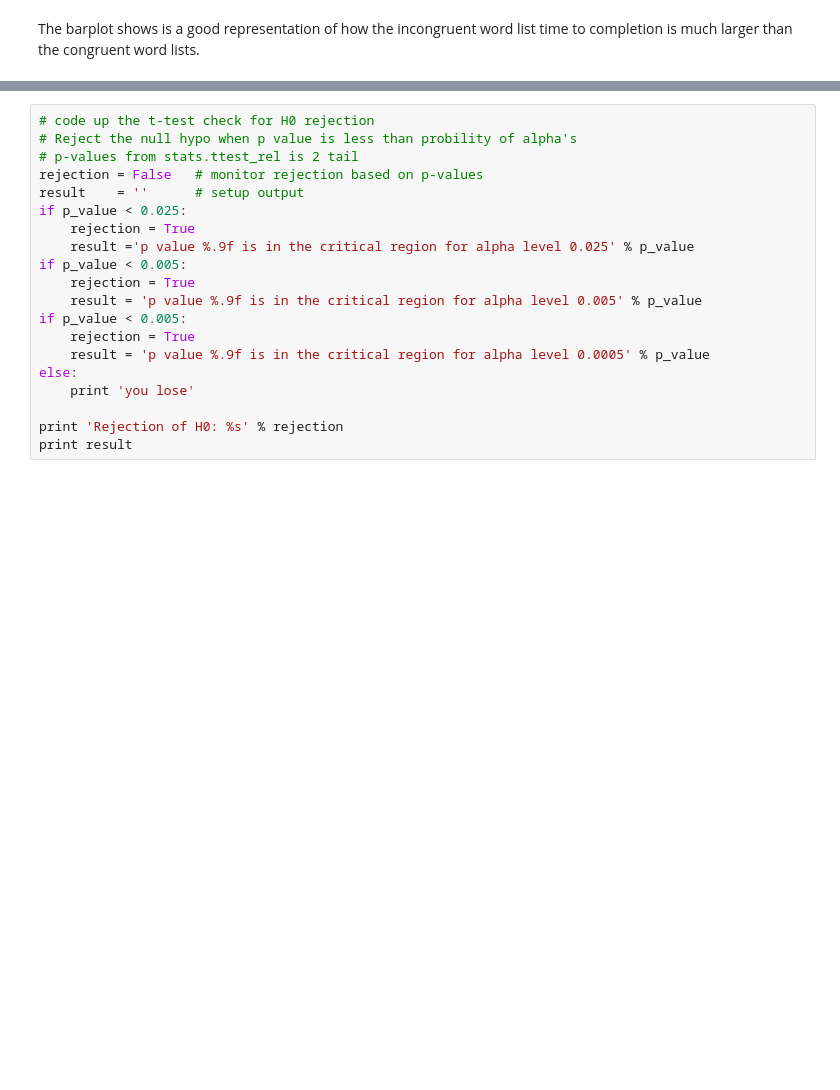
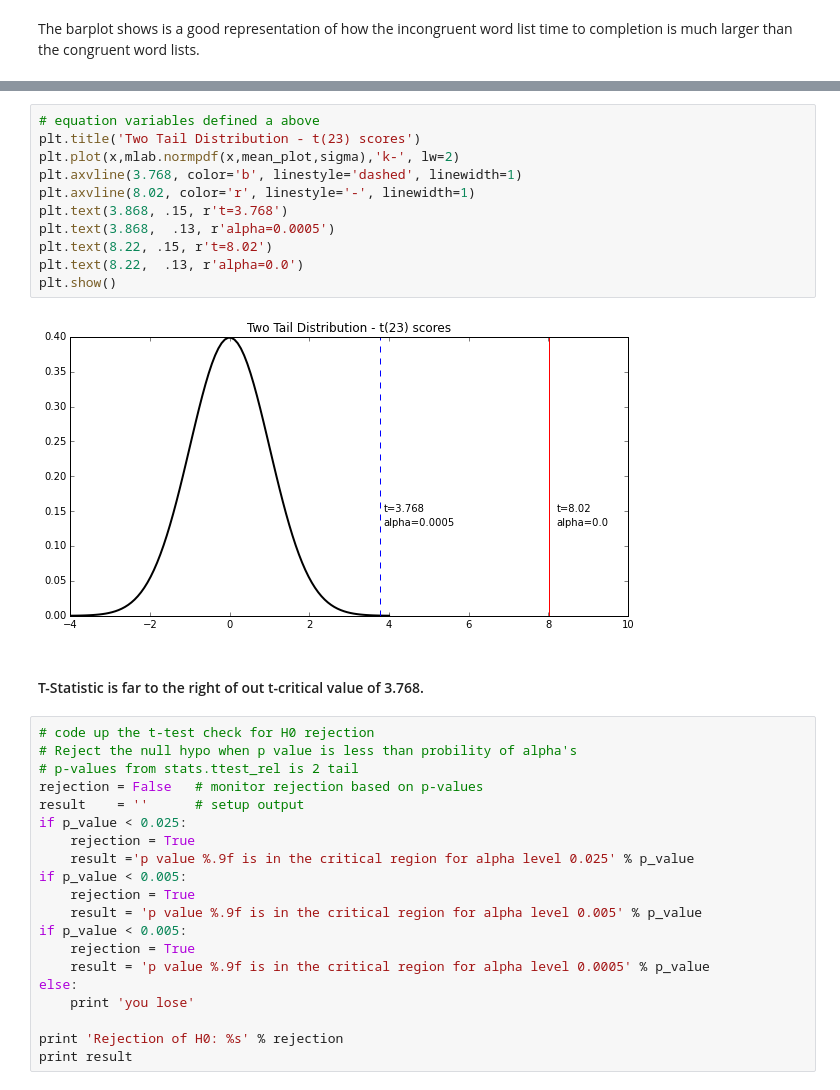
Before and after one commit to craignicholson/P1, a Jupyter notebook: Data_Analyst_ND_ProjectP1.ipynb, the cells around one changed output, grey strips where cells are left out. Drawn from its saved outputs; the diff is of its cells as text; blank space fills up the shorter version.

```diff
--- a/Data_Analyst_ND_ProjectP1.ipynb
+++ b/Data_Analyst_ND_ProjectP1.ipynb
@@ -599,3 +485,18 @@ The t-statistic is 8.02071 and the p-value is 0.000000041
+# %%
+# equation variables defined a above
+plt.title('Two Tail Distribution - t(23) scores')
+plt.plot(x,mlab.normpdf(x,mean_plot,sigma),'k-', lw=2)
+plt.axvline(3.768, color='b', linestyle='dashed', linewidth=1)
+plt.axvline(8.02, color='r', linestyle='-', linewidth=1)
+plt.text(3.868, .15, r't=3.768')
+plt.text(3.868,  .13, r'alpha=0.0005')
+plt.text(8.22, .15, r't=8.02')
+plt.text(8.22,  .13, r'alpha=0.0')
+plt.show()
+# %% [output]
+[figure, added]
+# %% [markdown]
+#### T-Statistic is far to the right of out t-critical value of 3.768.
 # %%
 # code up the t-test check for H0 rejection
 # Reject the null hypo when p value is less than probility of alpha's
```
Also changed, not shown: parts of 32 cells of this notebook.
